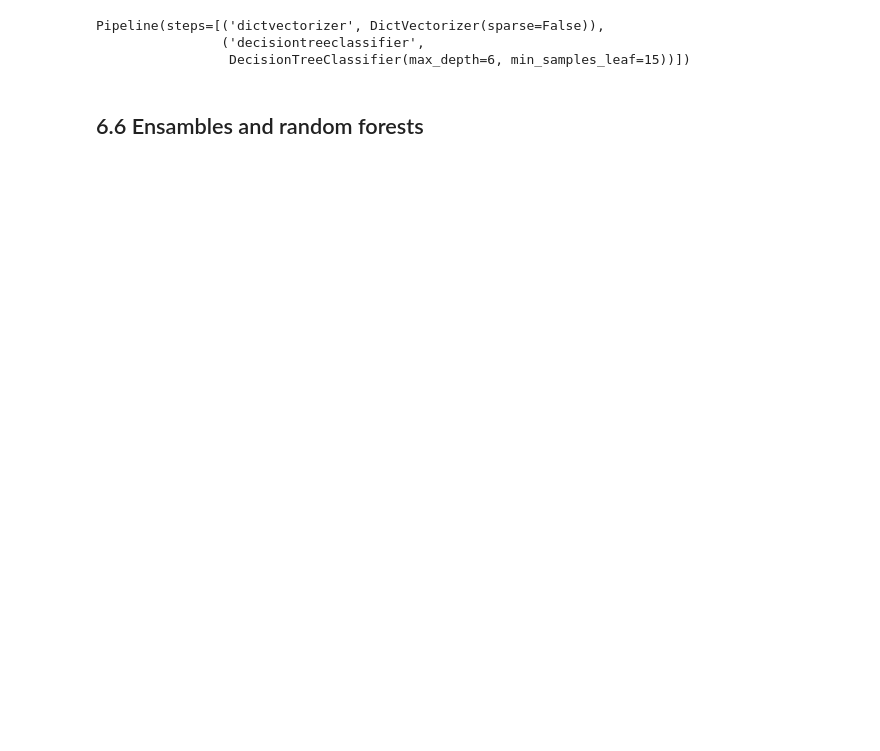
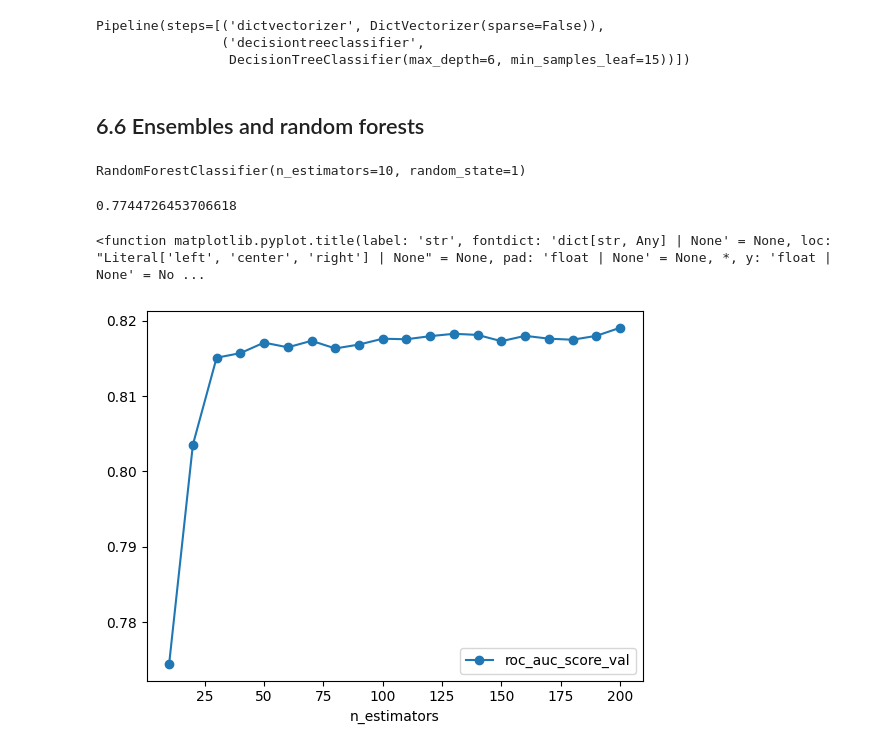
Before and after one commit to lautarocolli/machine-learning-zoomcamp-homework, a Jupyter notebook: 06-trees/notebook.ipynb, the cells around one changed output. Saved outputs shown, nothing was run; the diff lists cells and outputs as text; code cells hidden in the pictures; blank space fills up the shorter version.

Commit message:
6.6 - Ensemble Learning and Random Forest

```diff
--- a/06-trees/notebook.ipynb
+++ b/06-trees/notebook.ipynb
@@ -292,7 +292,5 @@ pipeline.fit(train_dicts, y_train)
 Pipeline(steps=[('dictvectorizer', DictVectorizer(sparse=False)),
                 ('decisiontreeclassifier',
                  DecisionTreeClassifier(max_depth=6, min_samples_leaf=15))])
-# %%
-y_val = pipeline.predict_proba(val_dicts)[:, 1]
 # %% [markdown]
-## 6.6 Ensambles and random forests
+## 6.6 Ensembles and random forests
@@ -298,0 +299,24 @@ y_val = pipeline.predict_proba(val_dicts)[:, 1]
+# %%
+rf = RandomForestClassifier(n_estimators=10, random_state=1)
+rf.fit(X_train, y_train)
+# %% [output]
+RandomForestClassifier(n_estimators=10, random_state=1)
+# %%
+y_pred_rf = rf.predict_proba(X_val)[:, 1]
+roc_auc_score(y_val, y_pred_rf)
+# %% [output]
+0.7744726453706618
+# %%
+scores = []
+for n in range(10, 201, 10):
+    rf = RandomForestClassifier(n_estimators=n, random_state=1)
+    rf.fit(X_train, y_train)
+    y_pred_rf = rf.predict_proba(X_val)[:, 1]
+    auc = roc_auc_score(y_val, y_pred_rf)
+    scores.append((n, auc))
+df_scores = pd.DataFrame(scores, columns=['n_estimators', 'roc_auc_score_val'])
+df_scores.plot(x='n_estimators', y='roc_auc_score_val', marker='o')
+plt.title
+# %% [output]
+<function matplotlib.pyplot.title(label: 'str', fontdict: 'dict[str, Any] | None' = None, loc: "Literal['left', 'center', 'right'] | None" = None, pad: 'float | None' = None, *, y: 'float | None' = No ...
+[figure, added]
```
Also changed, not shown: parts of 14 cells of this notebook.
